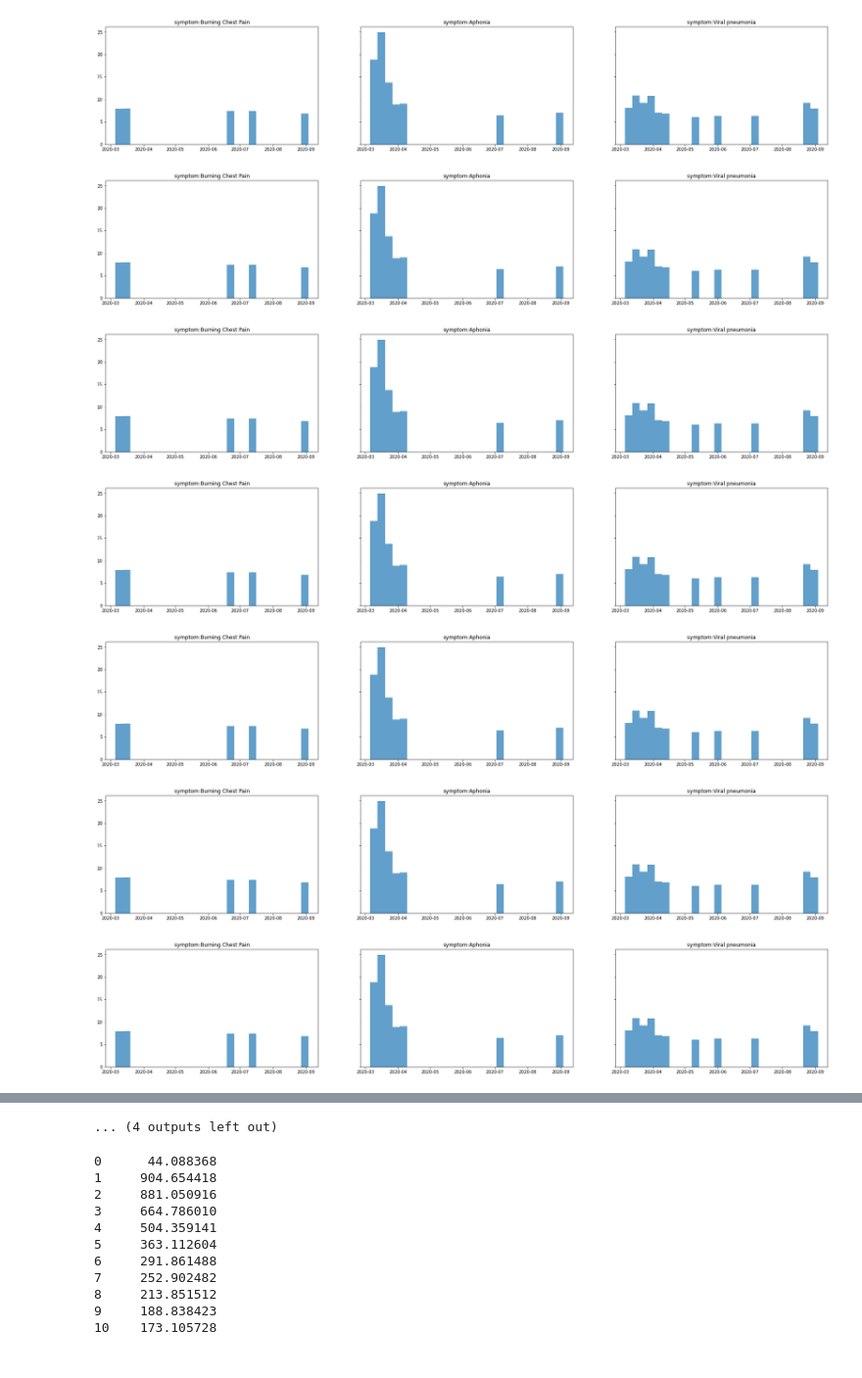
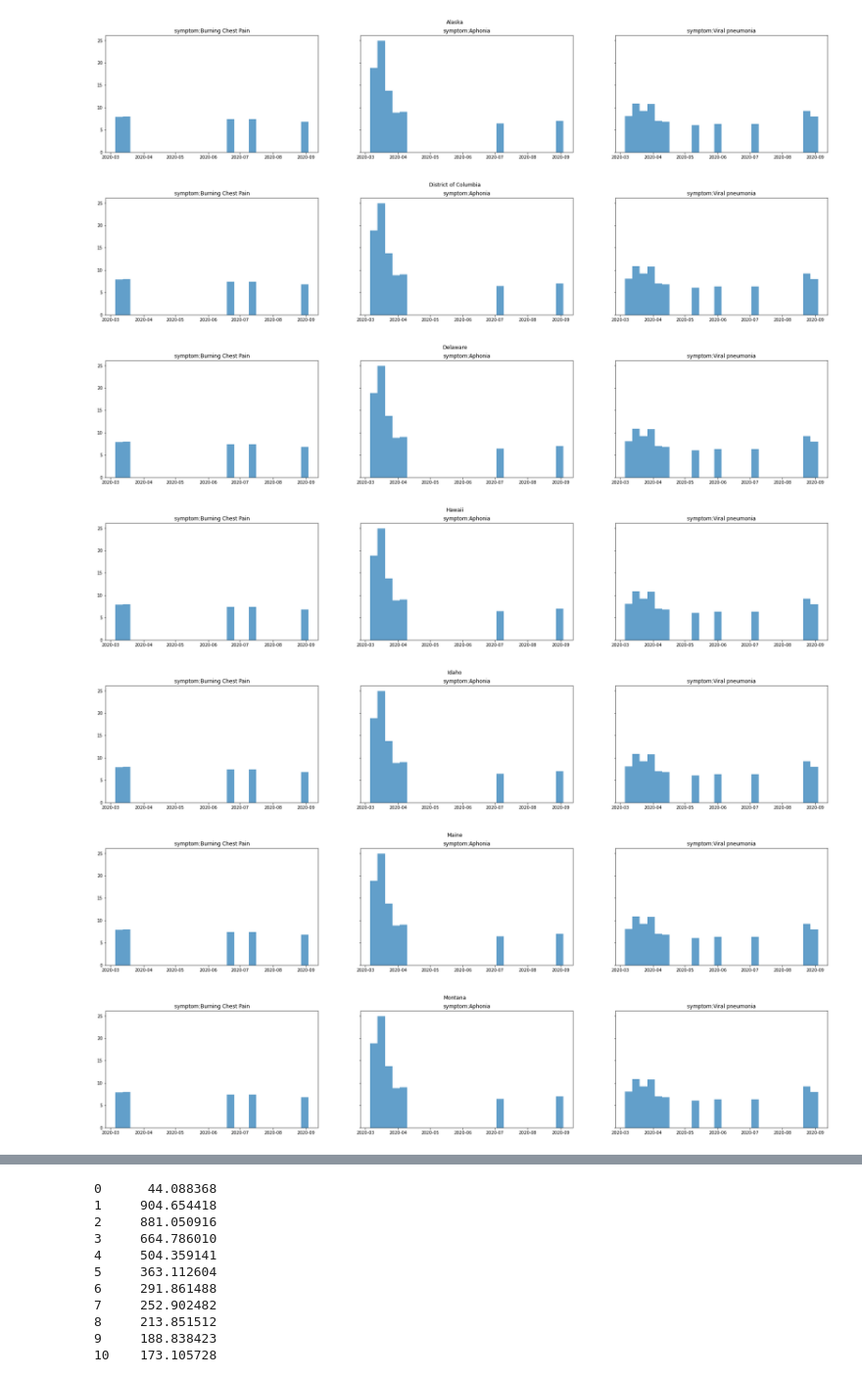
Before and after one commit to JumjieYang/COVID19-ML, a Jupyter notebook: visualize.ipynb, the cells around one changed output, grey strips where cells are left out. Shown at 98% size. Cells and saved outputs as stored; diff of their text form; code cells hidden in the pictures.

Commit message:
visualize

```diff
--- a/visualize.ipynb
+++ b/visualize.ipynb
@@ -4,37 +4,39 @@ import numpy as np
 %matplotlib inline
 import matplotlib.pyplot as plt
 
 df = pd.read_csv('result.csv')
 df.iloc[:, 3:] = df.iloc[:, 3:].apply(pd.to_numeric)
 df['date'] = pd.to_datetime(df['date'], format='%Y-%m-%d')
 symptoms = pd.DataFrame(df[df.columns[3:-1]].sum(axis=0), columns=['sum']).\
     sort_values(by=['sum'], ascending=False).head(15).index.values
 regions = df.region_name.unique()
 for region in regions:
     fig, ax = plt.subplots(1,3, sharey=True, figsize=(30,5))
     for i in range(0,3):
         data = df.loc[df['region_name'] == 'Alaska'][np.append(symptoms, 'date')]
         ax[i].bar(data.date, data.iloc[:, i], alpha=0.7, width=7)
         ax[i].set_title(symptoms[i-1])
+
+    fig.suptitle(region)
     plt.show()
 
 # fig, ax = plt.subplots(5,3, sharey=True, figsize=(20, 10))
 # count = 1
 # for i in range(0,5):
 #     for j in range(0,3):
 #         ax[i,j].bar(result.date, result.iloc[:, count], alpha=0.7, width=7)
 #         ax[i,j].set_title(symptoms[count-1])
 #         count+=1
 #
 # for ax in fig.get_axes():
 #     ax.set_xticks([])
 # plt.tight_layout()
 # plt.show()
 # %% [output]
-[figure, old version]
+[figure, new version]
-[figure, old version]
+[figure, new version]
-[figure, old version]
+[figure, new version]
-[figure, old version]
+[figure, new version]
-[figure, old version]
+[figure, new version]
-[figure, old version]
+[figure, new version]
-[figure, old version]
+[figure, new version]
@@ -46,4 +43,3 @@ for region in regions:
-... (4 outputs left out)
 # %%
 data = result.iloc[:, 1:]
 u, s, vt = np.linalg.svd(data-np.mean(data,0))
```
Also changed, not shown: parts of 1 cell of this notebook.
